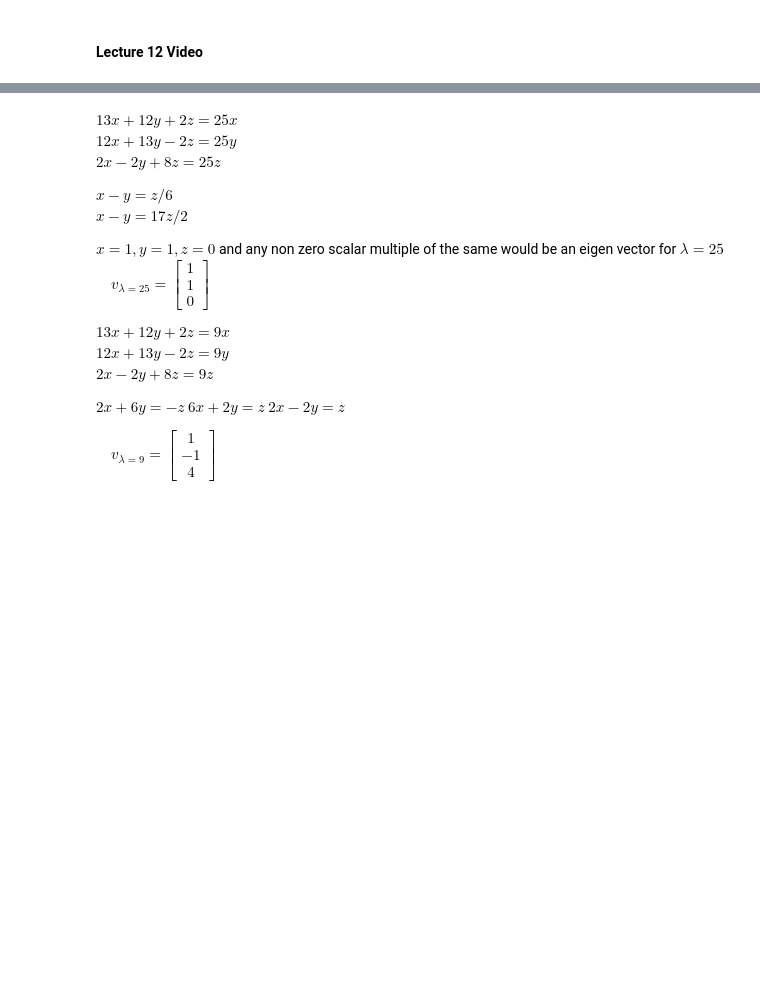
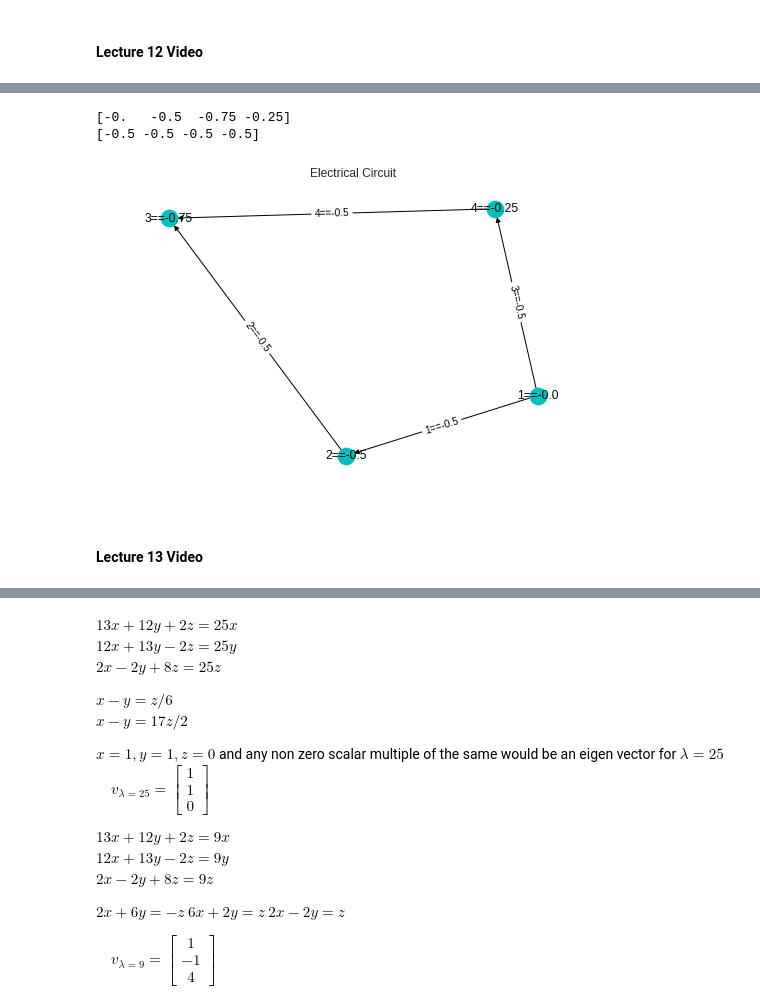
Before and after one commit to bulbuntu/notes, a Jupyter notebook: FinMath-LinearAlgebra.ipynb, the cells around one changed output, grey strips where cells are left out. Saved outputs shown, nothing was run; the diff lists cells and outputs as text; code cells hidden in the pictures; blank space fills up the shorter version.

```diff
--- a/FinMath-LinearAlgebra.ipynb
+++ b/FinMath-LinearAlgebra.ipynb
@@ -1490,0 +1798,44 @@ Now y's are the currents through the edges.
+# %%
+import numpy as np
+ATy=np.array([
+  [-3,-1, 0,-2],
+  [-1, 3,-2, 0],
+  [ 0,-2, 3,-1],
+  [-2, 0,-1, 3]])
+f=np.array([1,0,-1,0])
+C=[[1,0,0,0],
+   [0,2,0,0],
+   [0,0,2,0],
+   [0,0,0,1]]
+A=[[-1,1,0,0],
+   [-1,0,0,1],
+   [0,-1,1,0],
+   [0,0,1,-1]]
+
+x=np.linalg.solve(ATy,f)
+print(x)
+
+y=np.matmul(np.matmul(C,A),x)
+print(y)
+
+G2=nx.DiGraph()
+
+nodes=[1,2,3,4]
+nodes=[str(node)+"=="+str(x[node-1]) for node in nodes]
+edges=[(1,2),(2,3),(1,4),(4,3)]
+edges=[(nodes[i-1],nodes[j-1]) for (i,j) in edges]
+G2.add_nodes_from(nodes)
+G2.add_edges_from(edges)
+edgelabels={e:str(i+1)+'=='+str(y[i]) for i,e in enumerate(edges)}
+pos=nx.spring_layout(G2)
+nx.draw_networkx(G2,pos,with_labels=1,arrows=True,ax=None,node_color='c')
+nx.draw_networkx_edge_labels(G2,pos,edge_labels=edgelabels)
+plt.axis('off')
+plt.title("Electrical Circuit")
+plt.show()
+# %% [output]
+[-0.   -0.5  -0.75 -0.25]
+[-0.5 -0.5 -0.5 -0.5]
+[figure, added]
+# %% [markdown]
+#### Lecture 13 Video
```
Also changed, not shown: parts of 32 cells of this notebook, 1 other file.
